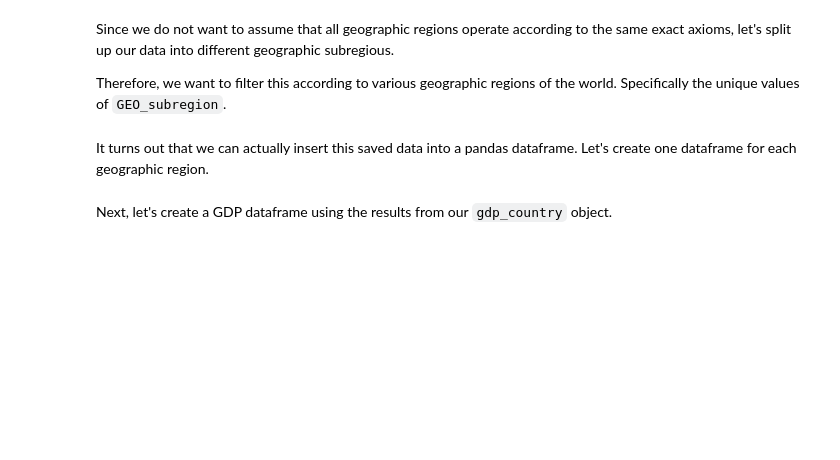
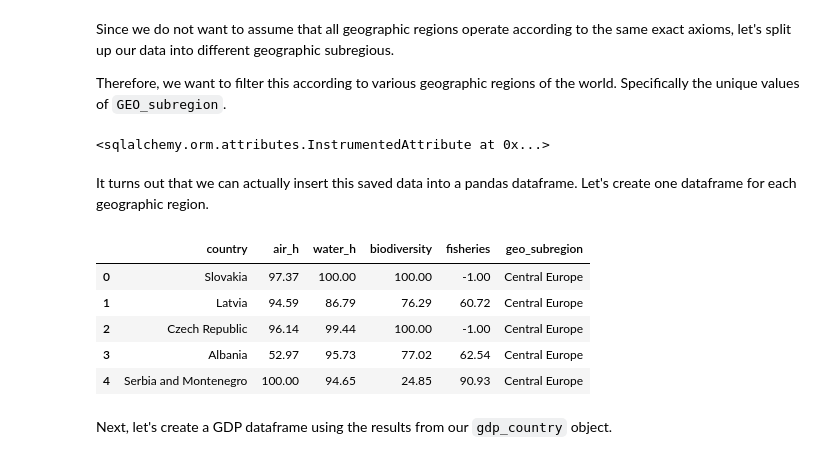
Before and after one commit to The-Knowledge-House/DS_22, a Jupyter notebook: phase_2/week_9/1_31/intermediate_sql_II_notes.ipynb, the cells around one changed output. Drawn from its saved outputs; the diff is of its cells as text; code cells hidden in the pictures; blank space fills up the shorter version.

```diff
--- a/phase_2/week_9/1_31/intermediate_sql_II_notes.ipynb
+++ b/phase_2/week_9/1_31/intermediate_sql_II_notes.ipynb
@@ -73,6 +73,8 @@ Next, I can save this to be a discrete object via the following pattern: `variab
 epi_country = Base.classes.epi_country
 # %% [markdown]
 Using this same pattern, can I load in my GDP table?
+# %%
+gdp = Base.classes.economic
 # %% [markdown]
 Finally, in order to actually query data from a database, I must place it into a `Session` object, which will serve to pull data from my database.
 # %%
@@ -90,2 +111,5 @@ How can we only select for columns that include : `AIR_H`, `WATER_H`, `BIODIVERS
 # %% [markdown]
 How can we emulate this pattern for the `gdp_country` object for the following columns? `country`, `subject`, and `value`?
+# %%
+gdp_country = session.query(gdp.country, gdp.subject, gdp.value)
+rows_gdp = gdp_country.all()
@@ -98,2 +138,8 @@ results = session.query(...).filter(...).all()
+# %%
+results_cb = session.query(epi_country.country, epi_country.air_h, epi_country.water_h, epi_country.biodiversity, epi_country.fisheries, epi_country.geo_subregion).filter(epi_country.geo_subregion == "Caribbean").all()
+results_sa = session.query(epi_country.country, epi_country.air_h, epi_country.water_h, epi_country.biodiversity, epi_country.fisheries, epi_country.geo_subregion).filter(epi_country.geo_subregion == "South East Asia").all()
+results_ce = session.query(epi_country.country, epi_country.air_h, epi_country.water_h, epi_country.biodiversity, epi_country.fisheries, epi_country.geo_subregion).filter(epi_country.geo_subregion == "Central Europe").all()
+# %% [output]
+<sqlalchemy.orm.attributes.InstrumentedAttribute at 0x...>
 # %% [markdown]
 It turns out that we can actually insert this saved data into a pandas dataframe. Let's create one dataframe for each geographic region.
@@ -104,3 +146,18 @@ df = pd.DataFrame(..., columns=['...'])
+# %%
+import pandas as pd
+
+gdp_df = pd.DataFrame(rows_gdp, columns=['country', 'subject', 'value'])
+
+epi_cb = pd.DataFrame(results_cb, columns=['country', 'air_h', 'water_h', 'biodiversity', 'fisheries', 'geo_subregion'])
+epi_sa = pd.DataFrame(results_sa, columns=['country', 'air_h', 'water_h', 'biodiversity', 'fisheries', 'geo_subregion'])
+epi_ce = pd.DataFrame(results_ce, columns=['country', 'air_h', 'water_h', 'biodiversity', 'fisheries', 'geo_subregion'])
+# %% [output]
+|  | country | air_h | water_h | biodiversity | fisheries | geo_subregion |
+| 0 | Slovakia | 97.37 | 100.00 | 100.00 | -1.00 | Central Europe |
+| 1 | Latvia | 94.59 | 86.79 | 76.29 | 60.72 | Central Europe |
+| 2 | Czech Republic | 96.14 | 99.44 | 100.00 | -1.00 | Central Europe |
+| 3 | Albania | 52.97 | 95.73 | 77.02 | 62.54 | Central Europe |
+| 4 | Serbia and Montenegro | 100.00 | 94.65 | 24.85 | 90.93 | Central Europe |
 # %% [markdown]
 Next, let's create a GDP dataframe using the results from our `gdp_country` object.
 # %% [markdown]
```
Also changed, not shown: parts of 7 cells of this notebook.
